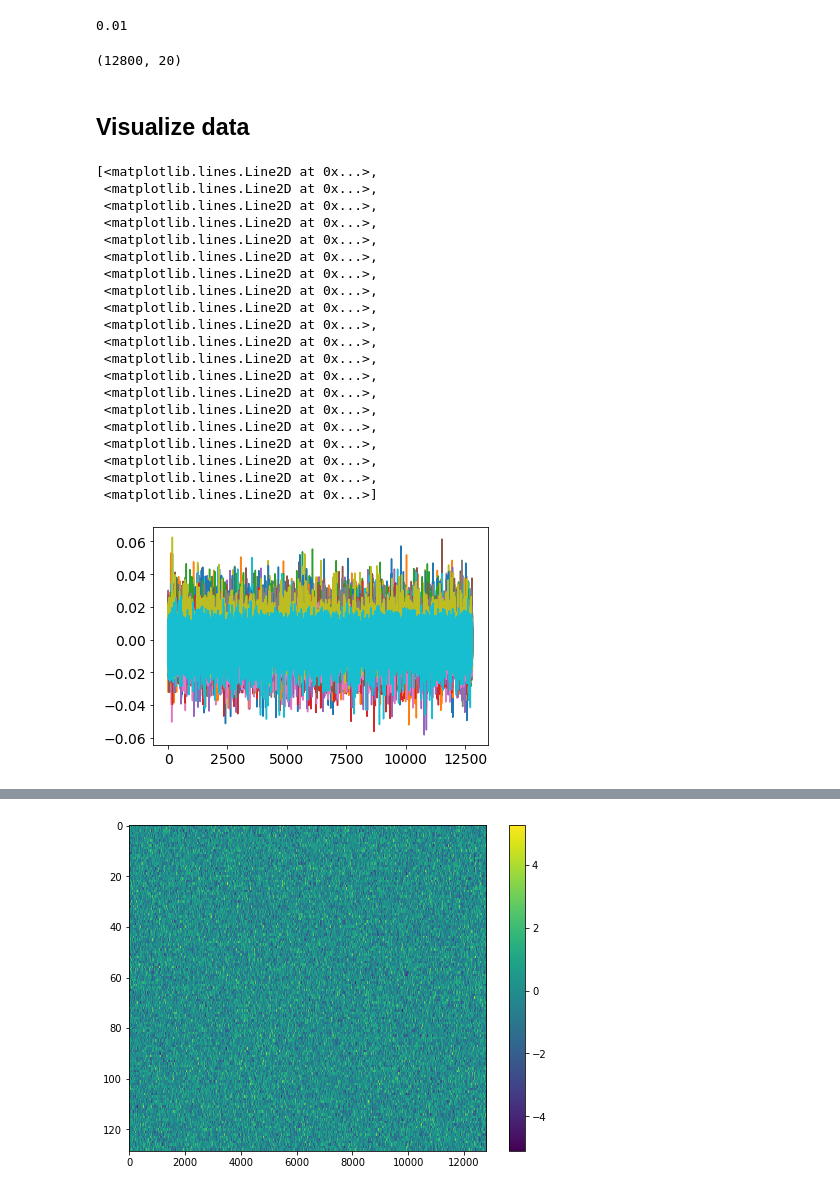
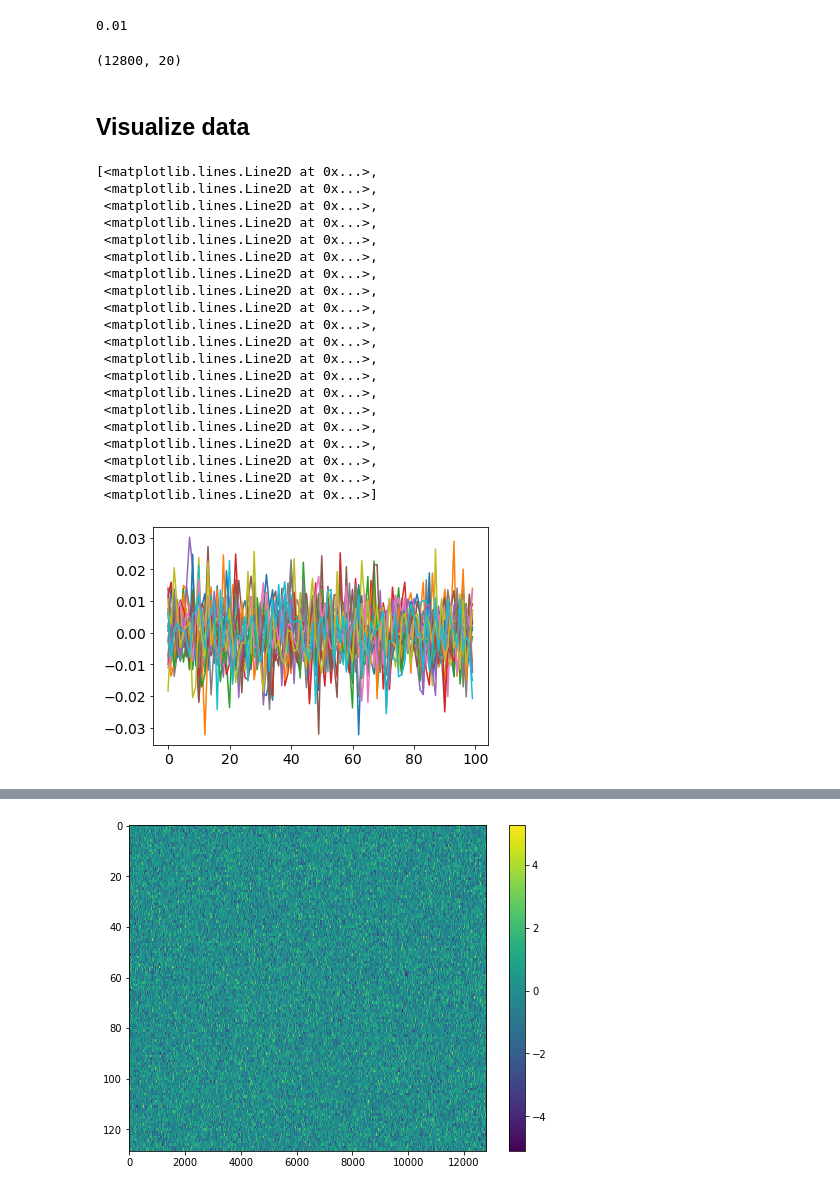
Before and after one commit to MikkoLipsanen/TCL, a Jupyter notebook: TCL_pipeline.ipynb, the cells around one changed output, grey strips where cells are left out. Cells and saved outputs as stored; diff of their text form; code cells hidden in the pictures.

```diff
--- a/TCL_pipeline.ipynb
+++ b/TCL_pipeline.ipynb
@@ -1324,34 +1324,36 @@ accuracy
 if apply_fastICA:
     ica = FastICA(random_state=random_seed)
     feat_val = ica.fit_transform(feat_val)
-# %%
-feat_val.shape
-# %% [output]
-(12800, 20)
+# %%
+#Output features of the feature extractor MLP
+feat_val.shape
+# %% [output]
+(12800, 20)
 # %% [markdown]
 ## Visualize data
-# %%
-plt.plot(feat_val)
-# %% [output]
-[<matplotlib.lines.Line2D at 0x...>,
- <matplotlib.lines.Line2D at 0x...>,
- <matplotlib.lines.Line2D at 0x...>,
- <matplotlib.lines.Line2D at 0x...>,
- <matplotlib.lines.Line2D at 0x...>,
- <matplotlib.lines.Line2D at 0x...>,
- <matplotlib.lines.Line2D at 0x...>,
- <matplotlib.lines.Line2D at 0x...>,
- <matplotlib.lines.Line2D at 0x...>,
- <matplotlib.lines.Line2D at 0x...>,
- <matplotlib.lines.Line2D at 0x...>,
- <matplotlib.lines.Line2D at 0x...>,
- <matplotlib.lines.Line2D at 0x...>,
- <matplotlib.lines.Line2D at 0x...>,
- <matplotlib.lines.Line2D at 0x...>,
- <matplotlib.lines.Line2D at 0x...>,
- <matplotlib.lines.Line2D at 0x...>,
- <matplotlib.lines.Line2D at 0x...>,
- <matplotlib.lines.Line2D at 0x...>,
- <matplotlib.lines.Line2D at 0x...>]
-[figure, removed]
+# %%
+# Example of the features plotted together
+plt.plot(feat_val[:100,:])
+# %% [output]
+[<matplotlib.lines.Line2D at 0x...>,
+ <matplotlib.lines.Line2D at 0x...>,
+ <matplotlib.lines.Line2D at 0x...>,
+ <matplotlib.lines.Line2D at 0x...>,
+ <matplotlib.lines.Line2D at 0x...>,
+ <matplotlib.lines.Line2D at 0x...>,
+ <matplotlib.lines.Line2D at 0x...>,
+ <matplotlib.lines.Line2D at 0x...>,
+ <matplotlib.lines.Line2D at 0x...>,
+ <matplotlib.lines.Line2D at 0x...>,
+ <matplotlib.lines.Line2D at 0x...>,
+ <matplotlib.lines.Line2D at 0x...>,
+ <matplotlib.lines.Line2D at 0x...>,
+ <matplotlib.lines.Line2D at 0x...>,
+ <matplotlib.lines.Line2D at 0x...>,
+ <matplotlib.lines.Line2D at 0x...>,
+ <matplotlib.lines.Line2D at 0x...>,
+ <matplotlib.lines.Line2D at 0x...>,
+ <matplotlib.lines.Line2D at 0x...>,
+ <matplotlib.lines.Line2D at 0x...>]
+[figure, added]
 # %%
```
Also changed, not shown: parts of 19 cells of this notebook.
